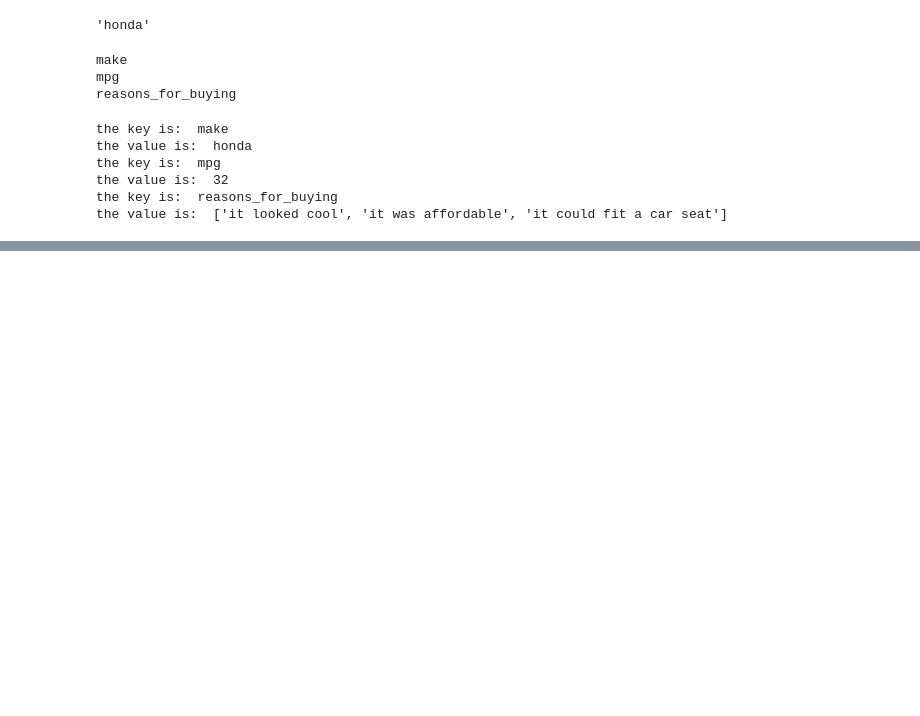
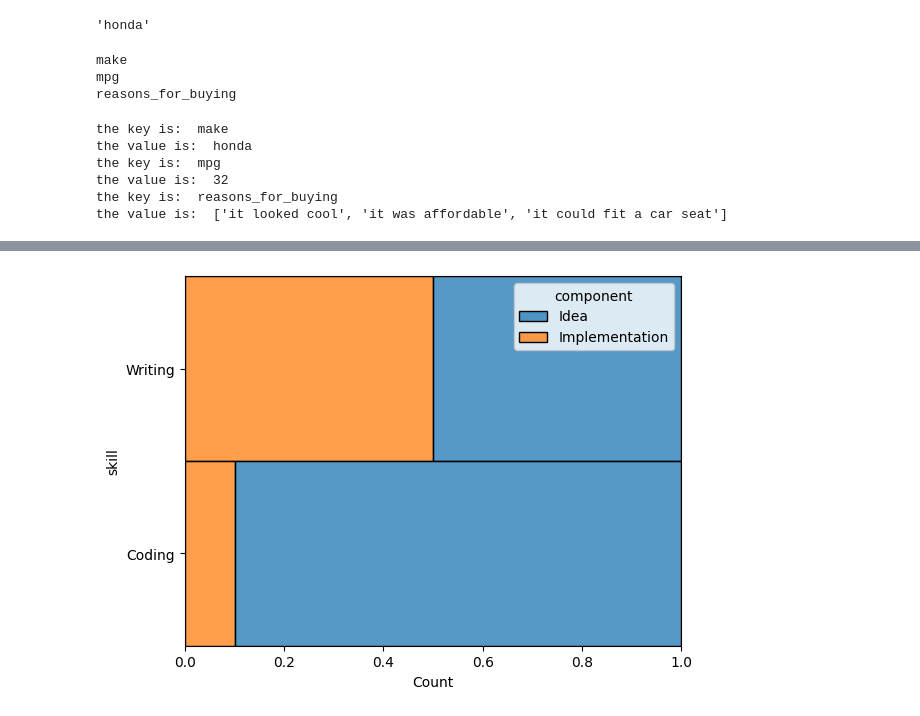
Before and after one commit to nickxscott/INFO658, a Jupyter notebook: notebooks/06_python.ipynb, the cells around one changed output, grey strips where cells are left out. Saved outputs shown, nothing was run; the diff lists cells and outputs as text; code cells hidden in the pictures; blank space fills up the shorter version.

```diff
--- a/notebooks/06_python.ipynb
+++ b/notebooks/06_python.ipynb
@@ -249,0 +274,14 @@ the value is:  ['it looked cool', 'it was affordable', 'it could fit a car seat'
+# %%
+skills={'Writing':{'Idea':50, 'Implementation':50},
+        'Coding':{'Idea':90, 'Implementation':10}}
+component=['Idea', 'Implementation']
+
+df=pd.DataFrame(columns=['skill', 'component'])
+
+for s in skills:
+    for i in range(skills[s]['Idea']):
+        df.loc[len(df)]=[s, 'Idea']
+    for i in range(skills[s]['Implementation']):
+        df.loc[len(df)]=[s, 'Implementation']
+
+df
@@ -249,0 +302,4 @@ the value is:  ['it looked cool', 'it was affordable', 'it could fit a car seat'
+# %%
+sns.histplot(data=df, y='skill', hue='component', multiple='fill');
+# %% [output]
+[figure, added]
```
Also changed, not shown: parts of 5 cells of this notebook, 2 other files.
